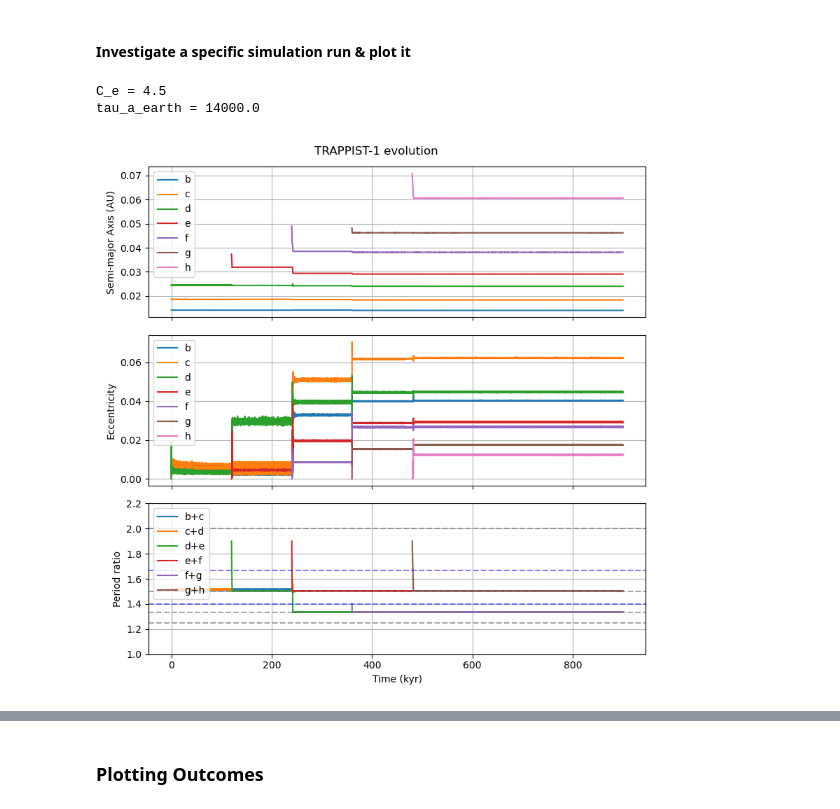
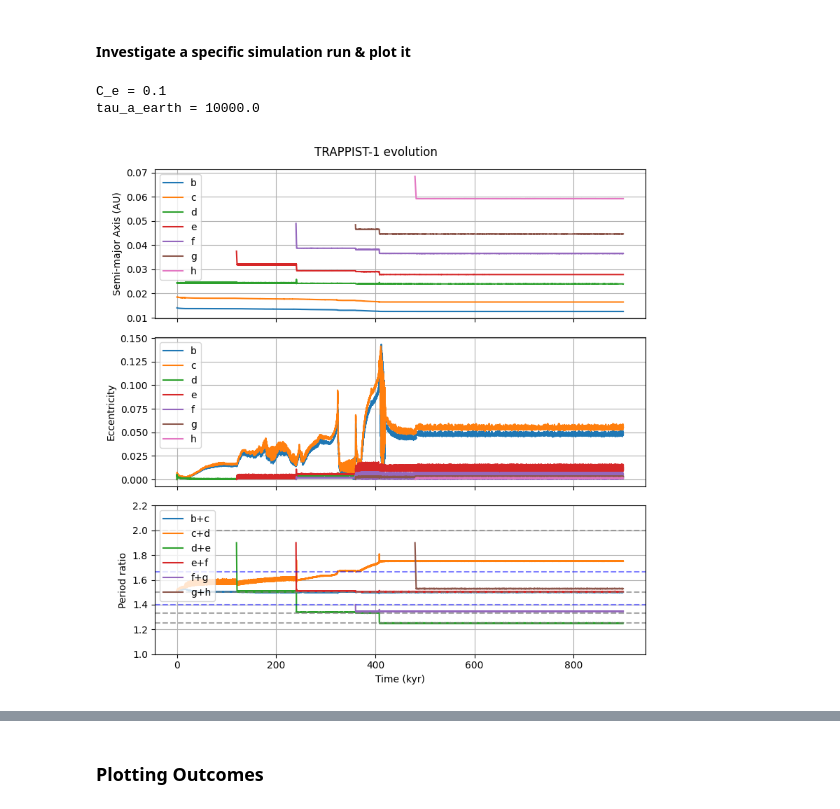
Before and after one commit to dchen10Git/uchi-exoplanets-2025, a Jupyter notebook: analyze_sims_huang.ipynb, the cells around one changed output, grey strips where cells are left out. Saved outputs shown, nothing was run; the diff lists cells and outputs as text; code cells hidden in the pictures.

```diff
--- a/analyze_sims_huang.ipynb
+++ b/analyze_sims_huang.ipynb
@@ -35,6 +35,7 @@ Once simulations have been saved, the following code can be used to look at the
 # %%
 # Process data for any given dataset
 dataset_ids = [15]
+dataset_id = 15
 
 all_outcomes = []
 for dataset_id in dataset_ids:
@@ -59,31 +60,32 @@ outcome_df = outcome_df.sort_values(by='sim_id')
 # %% [markdown]
 #### Investigate a specific simulation run & plot it
 # %%
-sim_id = 44
+sim_id = 0
+
 base_dir = Path.cwd()
 file_path = base_dir.parent / f"sim_results/dataset{dataset_id}" / f"sim{sim_id}.h5"
 
 row = outcome_df.loc[outcome_df["sim_id"] == sim_id].iloc[0]
 # print(f"Initial P ratios: {row['initial_P_ratios']} | Sigma_1au: {float(row['Sigma_1au']):.4} | K-factor: {float(row['K_factor']):.4}")
 
 saved_sim = t1.load_simulation_run(file_path)
 sim_data = saved_sim[0]
 m_star = saved_sim[1]['m_star']
 planet_names = saved_sim[1]['planet_names']
 print(f"C_e = {saved_sim[1]['C_e']}")
 print(f"tau_a_earth = {saved_sim[1]['tau_a_earth']}")
 
 planets = {p: sim_data[p] for p in planet_names}
 
 # Example usage
 # print(saved_sim[1]['m_star'])
 # print(planets['b'][:5])
 # print(planets['b']['a'][:5])
 # print(planets['b'].attrs["planet_name"])
 
 %matplotlib widget
 t1.plot_trappist1(saved_sim)
 # %% [output]
-C_e = 4.5
-tau_a_earth = 14000.0
+C_e = 0.1
+tau_a_earth = 10000.0
-[figure, old version]
+[figure, new version]
```
Also changed, not shown: parts of 4 cells of this notebook, 3 other files.
